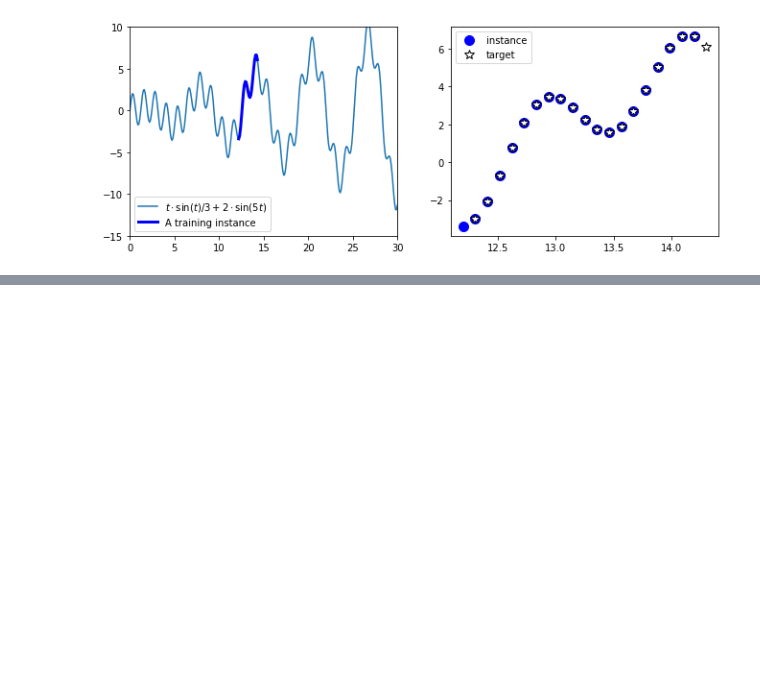
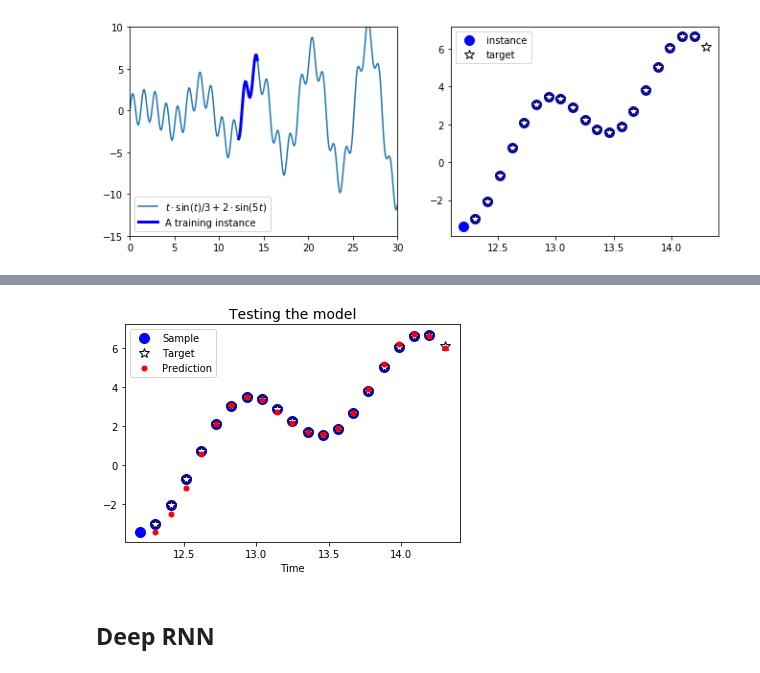
Before and after one commit to Schnell5/ML, a Jupyter notebook: notebooks/TensorFlow_RNN.ipynb, the cells around one changed output, grey strips where cells are left out. Saved outputs shown, nothing was run; the diff lists cells and outputs as text; code cells hidden in the pictures; blank space fills up the shorter version.

```diff
--- a/notebooks/TensorFlow_RNN.ipynb
+++ b/notebooks/TensorFlow_RNN.ipynb
@@ -339,0 +578,13 @@ plt.legend(loc="upper left");
+# %%
+n_iterations = 1500
+batch_size = 50
+
+with tf.Session() as sess:
+    init.run()
+    for iteration in range(n_iterations):
+        X_batch, y_batch = next_batch(batch_size, n_steps)
+        sess.run(training_op, feed_dict={X: X_batch, y: y_batch})
+        if iteration % 100 == 0:
+            mse = loss.eval(feed_dict={X: X_batch, y: y_batch})
+            print("{:>4}\tMSE: {:.6f}".format(iteration, mse))
+    save_path = saver.save(sess, "../models/RNN_dense_model/RNN_dense_model.ckpt")
@@ -339,0 +607,6 @@ plt.legend(loc="upper left");
+# %%
+with tf.Session() as sess:
+    saver.restore(sess, save_path)
+    X_new = time_series(np.array(t_batch[:-1].reshape(-1, n_steps, n_inputs)))
+    y_pred = outputs.eval(feed_dict={X: X_new})
+y_pred
@@ -339,0 +635,6 @@ plt.legend(loc="upper left");
+# %%
+plot_results(X_new, y_pred)
+# %% [output]
+[figure, added]
+# %% [markdown]
+## Deep RNN
```
Also changed, not shown: parts of 44 cells of this notebook.
